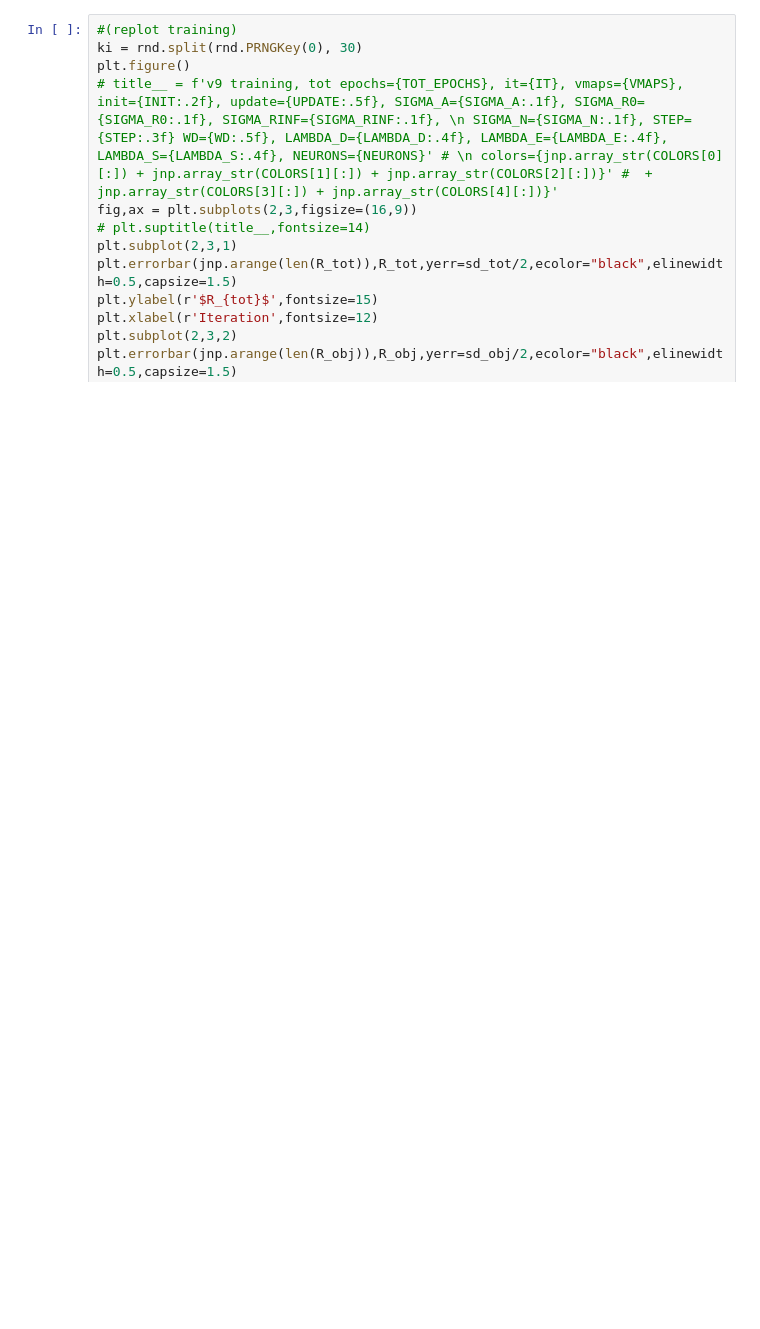
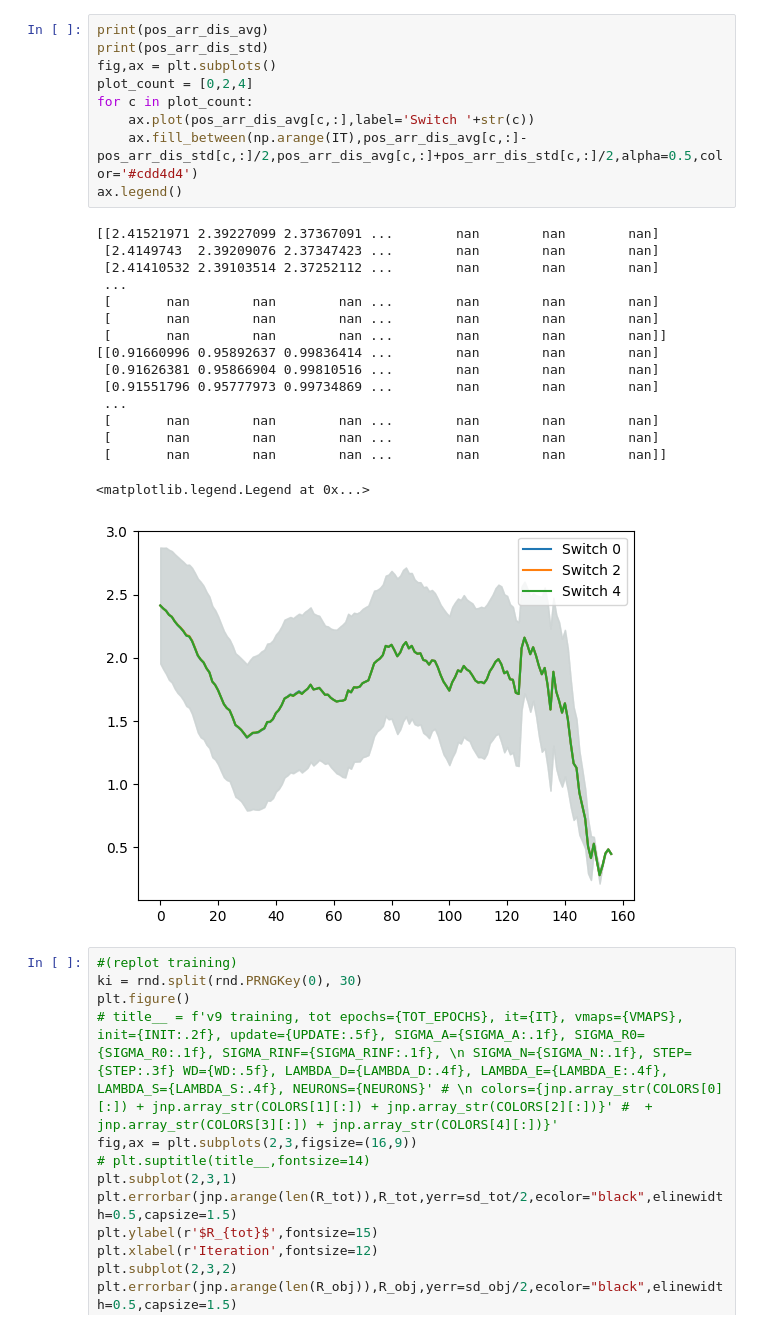
Before and after one commit to lukerj00/meta_rl_ego_sim, a Jupyter notebook: training/data_analysis.ipynb, the cells around one changed output. Drawn from its saved outputs; the diff is of its cells as text; blank space fills up the shorter version.

```diff
--- a/training/data_analysis.ipynb
+++ b/training/data_analysis.ipynb
@@ -259,3 +339,29 @@ print(np.linspace(0,10,5))
+# %%
+print(pos_arr_dis_avg)
+print(pos_arr_dis_std)
+fig,ax = plt.subplots()
+plot_count = [0,2,4]
+for c in plot_count:
+    ax.plot(pos_arr_dis_avg[c,:],label='Switch '+str(c))
+    ax.fill_between(np.arange(IT),pos_arr_dis_avg[c,:]-pos_arr_dis_std[c,:]/2,pos_arr_dis_avg[c,:]+pos_arr_dis_std[c,:]/2,alpha=0.5,color='#cdd4d4')
+ax.legend()
+# %% [output]
+[[2.41521971 2.39227099 2.37367091 ...        nan        nan        nan]
+ [2.4149743  2.39209076 2.37347423 ...        nan        nan        nan]
+ [2.41410532 2.39103514 2.37252112 ...        nan        nan        nan]
+ ...
+ [       nan        nan        nan ...        nan        nan        nan]
+ [       nan        nan        nan ...        nan        nan        nan]
+ [       nan        nan        nan ...        nan        nan        nan]]
+[[0.91660996 0.95892637 0.99836414 ...        nan        nan        nan]
+ [0.91626381 0.95866904 0.99810516 ...        nan        nan        nan]
+ [0.91551796 0.95777973 0.99734869 ...        nan        nan        nan]
+ ...
+ [       nan        nan        nan ...        nan        nan        nan]
+ [       nan        nan        nan ...        nan        nan        nan]
+ [       nan        nan        nan ...        nan        nan        nan]]
+<matplotlib.legend.Legend at 0x...>
+[figure, added]
 # %%
 #(replot training)
 ki = rnd.split(rnd.PRNGKey(0), 30)
```
Also changed, not shown: parts of 9 cells of this notebook, 8 other files.
